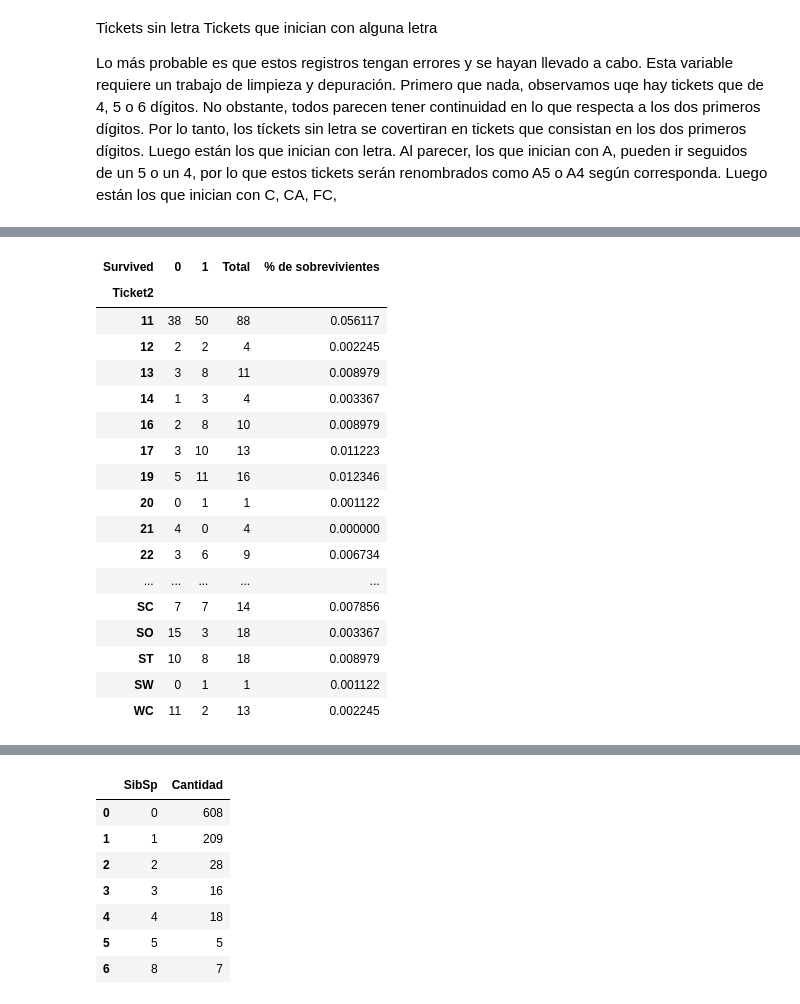
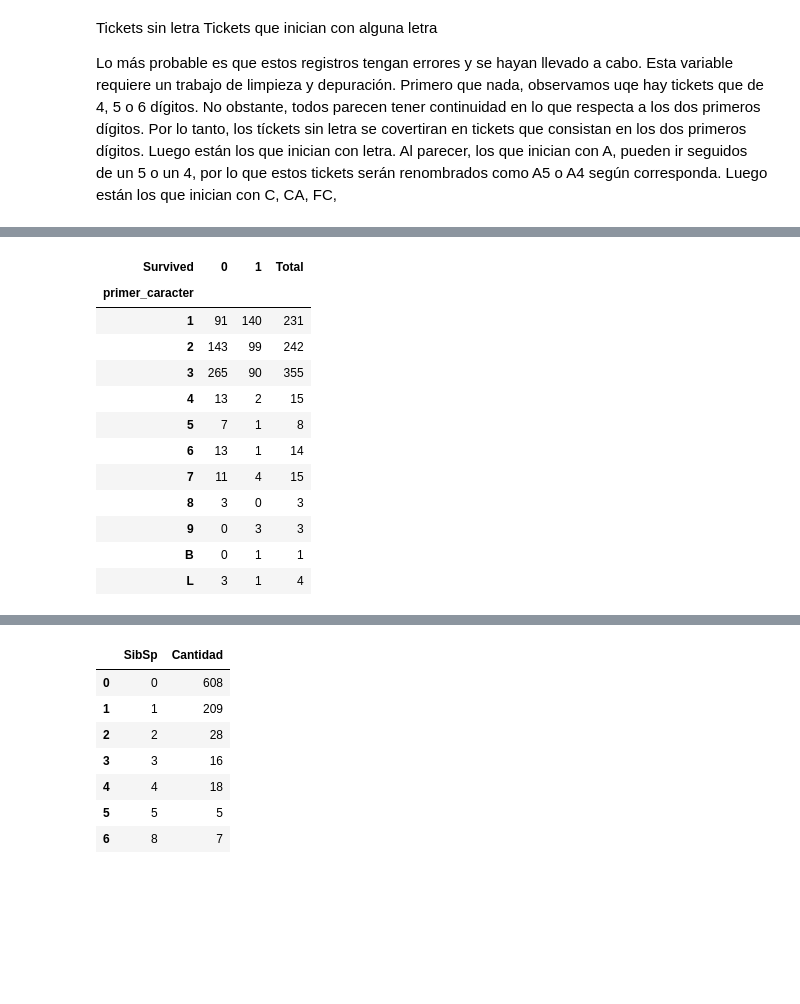
Before and after one commit to loreto73/Titanic, a Jupyter notebook: k_titanic.ipynb, the cells around one changed output, grey strips where cells are left out. Drawn from its saved outputs; the diff is of its cells as text; code cells hidden in the pictures; blank space fills up the shorter version.

Commit message:
Creamos una pequeña función para la limpieza de datos de la variable 'Ticket'

```diff
--- a/k_titanic.ipynb
+++ b/k_titanic.ipynb
@@ -142,0 +120,8 @@ df
+# %%
+def primer_caracter_despues_de_eliminar(texto):
+    # Eliminar el contenido antes del primer espacio
+    parte_despues_espacio = texto.split(' ', 1)[1] if ' ' in texto else texto
+    # Retornar el primer carácter de esa parte
+    return parte_despues_espacio[0] if parte_despues_espacio else ''
+# %%
+df['primer_caracter'] = df['Ticket'].apply(primer_caracter_despues_de_eliminar)
@@ -142,0 +130,9 @@ df
+# %%
+df['Ticket2'] = df['Ticket'].apply(lambda x: x[4:5] if x.startswith('A/5')
+      else (x[4:5] if x.startswith('A.5')
+      else ('A4' if x.startswith('A/4')
+      else ('W' if x.startswith('W.')
+      else ('CA' if x.startswith('C')
+      else (x[3:4] if x.startswith('PC')
+            else x[:1])
+)))))
@@ -163,2 +156,2 @@ df.groupby(["Ticket2"])["Ticket2"].count().reset_index(name="Cantidad")
 # %%
-Ticket = df.groupby(["Survived", "Ticket2"])["Survived"].count().reset_index(name="Cantidad")
+Ticket = df.groupby(["Survived", "primer_caracter"])["Survived"].count().reset_index(name="Cantidad")
@@ -165,24 +178,18 @@ Ticket = df.groupby(["Survived", "Ticket2"])["Survived"].count().reset_index(nam
 # %%
-tabla1 = Ticket.pivot_table(index='Ticket2', columns='Survived', values='Cantidad', aggfunc='sum', fill_value=0)
+tabla1 = Ticket.pivot_table(index='primer_caracter', columns='Survived', values='Cantidad', aggfunc='sum', fill_value=0)
 tabla1['Total'] = (tabla1[0] + tabla1[1])
-tabla1["% de sobrevivientes"] = (tabla1[1] / tabla1['Total'].sum())
 tabla1
 # %% [output]
-| Survived | 0 | 1 | Total | % de sobrevivientes |
-| Ticket2 |  |  |  |  |
-| 11 | 38 | 50 | 88 | 0.056117 |
-| 12 | 2 | 2 | 4 | 0.002245 |
-| 13 | 3 | 8 | 11 | 0.008979 |
-| 14 | 1 | 3 | 4 | 0.003367 |
-| 16 | 2 | 8 | 10 | 0.008979 |
-| 17 | 3 | 10 | 13 | 0.011223 |
-| 19 | 5 | 11 | 16 | 0.012346 |
-| 20 | 0 | 1 | 1 | 0.001122 |
-| 21 | 4 | 0 | 4 | 0.000000 |
-| 22 | 3 | 6 | 9 | 0.006734 |
-| ... | ... | ... | ... | ... |
-| SC | 7 | 7 | 14 | 0.007856 |
-| SO | 15 | 3 | 18 | 0.003367 |
-| ST | 10 | 8 | 18 | 0.008979 |
-| SW | 0 | 1 | 1 | 0.001122 |
-| WC | 11 | 2 | 13 | 0.002245 |
+| Survived | 0 | 1 | Total |
+| primer_caracter |  |  |  |
+| 1 | 91 | 140 | 231 |
+| 2 | 143 | 99 | 242 |
+| 3 | 265 | 90 | 355 |
+| 4 | 13 | 2 | 15 |
+| 5 | 7 | 1 | 8 |
+| 6 | 13 | 1 | 14 |
+| 7 | 11 | 4 | 15 |
+| 8 | 3 | 0 | 3 |
+| 9 | 0 | 3 | 3 |
+| B | 0 | 1 | 1 |
+| L | 3 | 1 | 4 |
```
Also changed, not shown: parts of 17 cells of this notebook.
